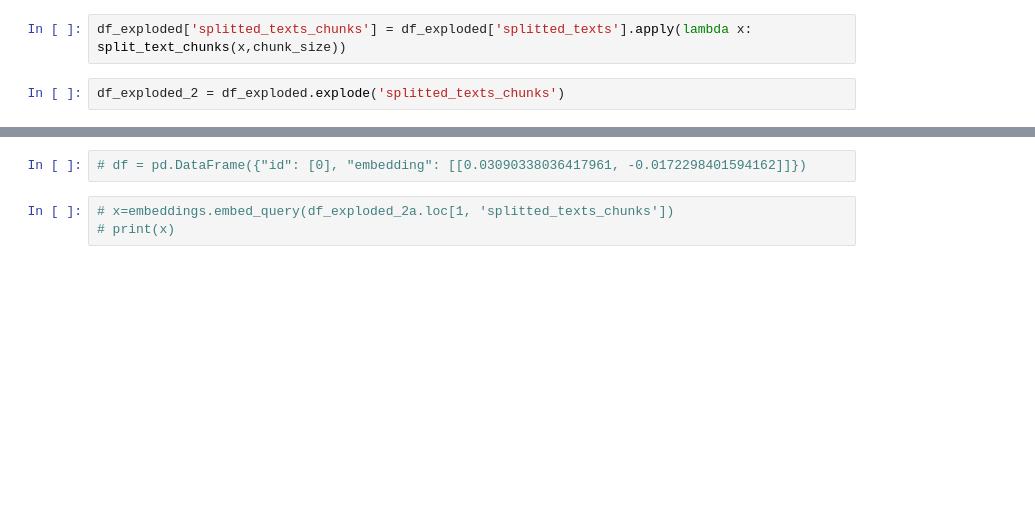
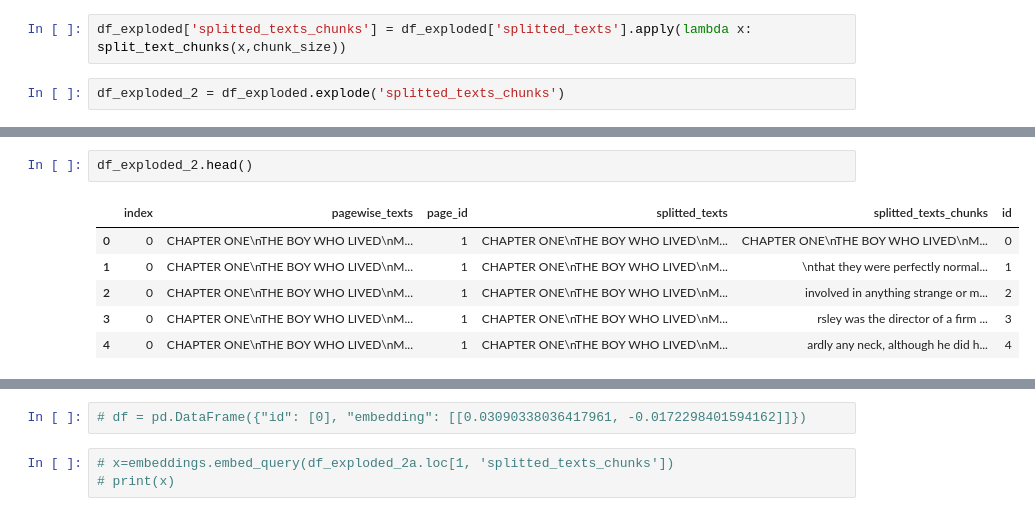
Before and after one commit to analyticsrepo01/trailblazer2, a Jupyter notebook: reading pdf_part2.ipynb, the cells around one changed output, grey strips where cells are left out. Cells and saved outputs as stored; diff of their text form; blank space fills up the shorter version.

```diff
--- a/reading pdf_part2.ipynb
+++ b/reading pdf_part2.ipynb
@@ -503,0 +530,9 @@ len(x)
+# %%
+df_exploded_2.head()
+# %% [output]
+|  | index | pagewise_texts | page_id | splitted_texts | splitted_texts_chunks | id |
+| 0 | 0 | CHAPTER ONE\nTHE BOY WHO LIVED\nM... | 1 | CHAPTER ONE\nTHE BOY WHO LIVED\nM... | CHAPTER ONE\nTHE BOY WHO LIVED\nM... | 0 |
+| 1 | 0 | CHAPTER ONE\nTHE BOY WHO LIVED\nM... | 1 | CHAPTER ONE\nTHE BOY WHO LIVED\nM... | \nthat they were perfectly normal... | 1 |
+| 2 | 0 | CHAPTER ONE\nTHE BOY WHO LIVED\nM... | 1 | CHAPTER ONE\nTHE BOY WHO LIVED\nM... | involved in anything strange or m... | 2 |
+| 3 | 0 | CHAPTER ONE\nTHE BOY WHO LIVED\nM... | 1 | CHAPTER ONE\nTHE BOY WHO LIVED\nM... | rsley was the director of a firm ... | 3 |
+| 4 | 0 | CHAPTER ONE\nTHE BOY WHO LIVED\nM... | 1 | CHAPTER ONE\nTHE BOY WHO LIVED\nM... | ardly any neck, although he did h... | 4 |
```
Also changed, not shown: parts of 45 cells of this notebook, 5 other files.
